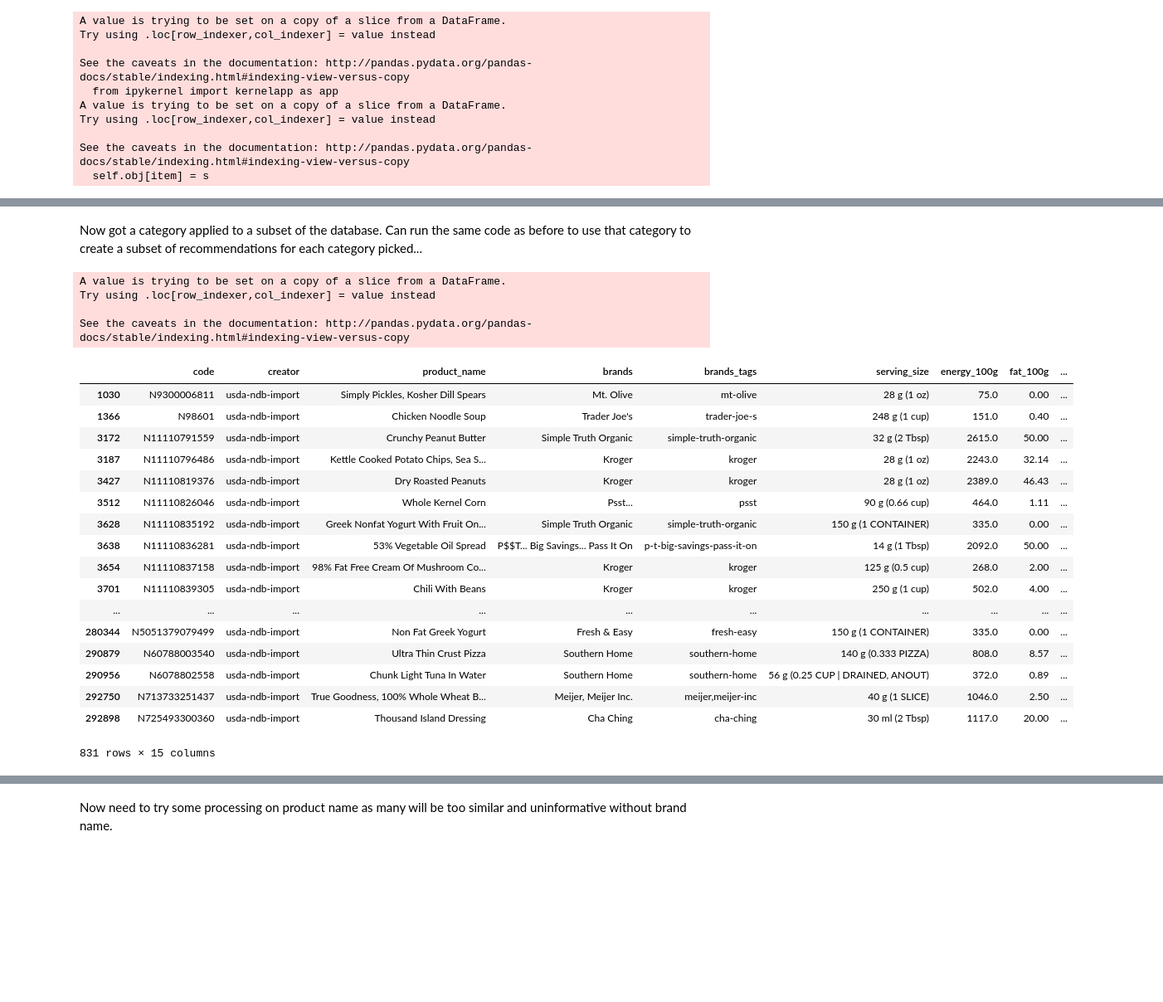
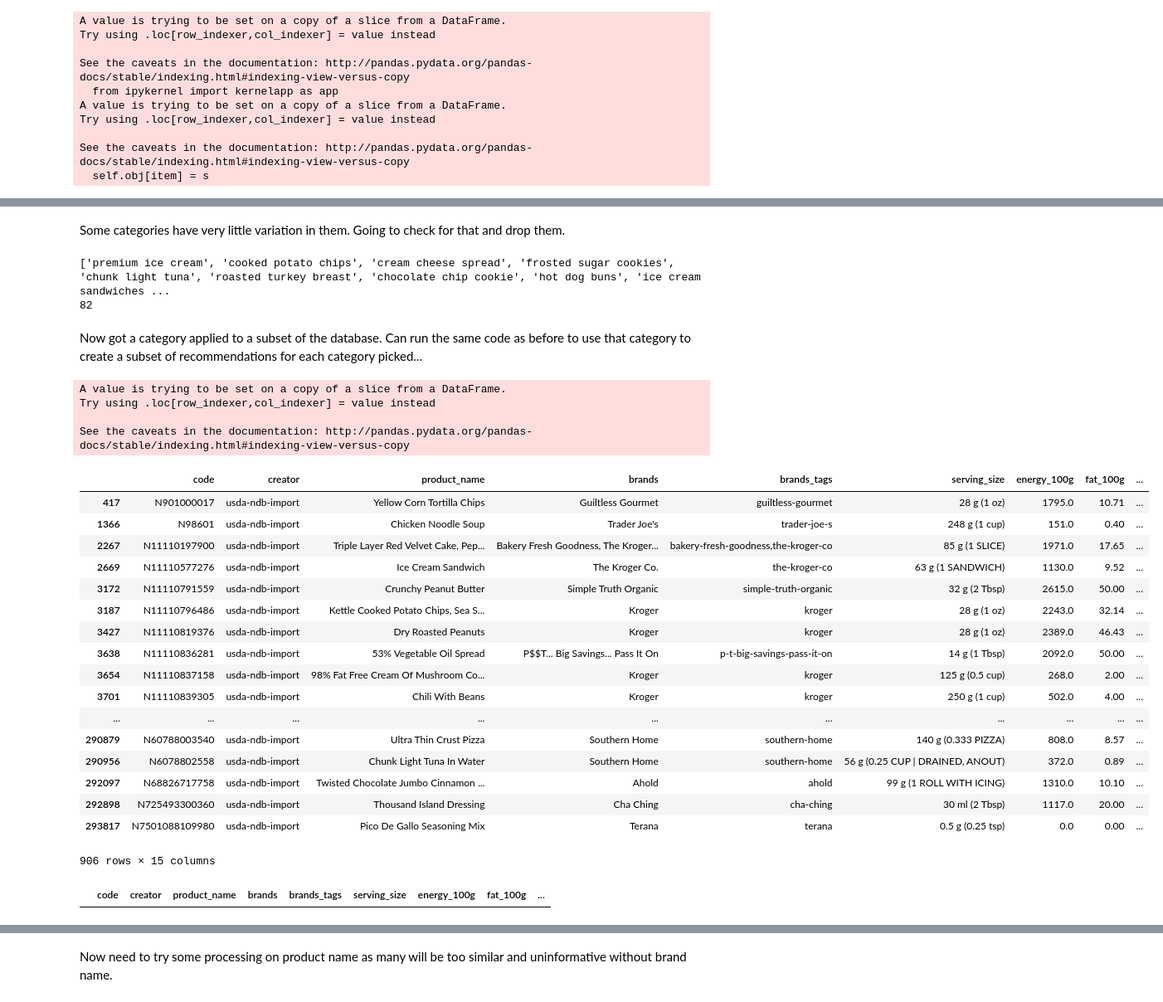
Before and after one commit to dorairajsanjay/w209finalproject, a Jupyter notebook: Getting_expanded_data.ipynb, the cells around one changed output, grey strips where cells are left out. Shown at 83% size. Saved outputs shown, nothing was run; the diff lists cells and outputs as text; code cells hidden in the pictures; blank space fills up the shorter version.

Commit message:
added even more data to a v2 file

```diff
--- a/Getting_expanded_data.ipynb
+++ b/Getting_expanded_data.ipynb
@@ -281,7 +281,7 @@ Going to write out the trigrams, do some hand coding of which ones we want to us
 # %%
 word_frame.to_csv(data_dir+"trigrams_uncoded.csv")
 # %%
-tri_w = pd.read_csv(data_dir+"trigrams_wanted.csv")
+tri_w = pd.read_csv(code_dir+"trigrams_wanted_v2.csv")
 # %%
 tri_w
 # %% [output]
@@ -382,3 +382,21 @@ df[df.demo_cat != "None"]
+# %% [markdown]
+Some categories have very little variation in them.  Going to check for that and drop them.
+# %%
+# loop over each trigram
+enough_variance = []
+
+for trigram in tri_w.word:
+
+    fat_var = df[df.demo_cat == trigram]["fat_100g"].var()
+
+    if fat_var > 2:
+        enough_variance.append(trigram)
+
+print(enough_variance)
+print(len(enough_variance))
+# %% [output]
+['premium ice cream', 'cooked potato chips', 'cream cheese spread', 'frosted sugar cookies', 'chunk light tuna', 'roasted turkey breast', 'chocolate chip cookie', 'hot dog buns', 'ice cream sandwiches ...
+82
 # %% [markdown]
 Now got a category applied to a subset of the database.  Can run the same code as before to use that category to create a subset of recommendations for each category picked...
 # %%
@@ -392,49 +410,54 @@ pick_percentiles = [0.1, 0.5, 0.9]
 
 demo_picks = []
 
-# loop over each trigram
-for cat in tri_w.word:
+# loop over each trigram that has enough variance in it
+
+for cat in enough_variance:
 
     # first get all the items containing the cat word
     catf = df[df["demo_cat"] == cat]
 
     # Identify what rank each product is in that category, for each main factor
     for p in pick_factors:
 
         catf[p + "_rank"] = catf[p].rank(method = "first")
 
         # Select products at chosen percentiles on each
 
         high = catf[p + "_rank"].max()
 
         pick_index = [max(1, round(n * high)) for n in pick_percentiles]
 
         # add codes for those products
         demo_picks.extend(catf[catf[p+"_rank"].isin(pick_index)].code)
 
 
 demo_df = df[df.code.isin(demo_picks)]
 demo_df
 # %% [output]
 A value is trying to be set on a copy of a slice from a DataFrame.
 Try using .loc[row_indexer,col_indexer] = value instead
 
 See the caveats in the documentation: http://pandas.pydata.org/pandas-docs/stable/indexing.html#indexing-view-versus-copy
 |  | code | creator | product_name | brands | brands_tags | serving_size | energy_100g | fat_100g | ... |
-| 1030 | N9300006811 | usda-ndb-import | Simply Pickles, Kosher Dill Spears | Mt. Olive | mt-olive | 28 g (1 oz) | 75.0 | 0.00 | ... |
+| 417 | N901000017 | usda-ndb-import | Yellow Corn Tortilla Chips | Guiltless Gourmet | guiltless-gourmet | 28 g (1 oz) | 1795.0 | 10.71 | ... |
 | 1366 | N98601 | usda-ndb-import | Chicken Noodle Soup | Trader Joe's | trader-joe-s | 248 g (1 cup) | 151.0 | 0.40 | ... |
+| 2267 | N11110197900 | usda-ndb-import | Triple Layer Red Velvet Cake, Pep... | Bakery Fresh Goodness, The Kroger... | bakery-fresh-goodness,the-kroger-co | 85 g (1 SLICE) | 1971.0 | 17.65 | ... |
+| 2669 | N11110577276 | usda-ndb-import | Ice Cream Sandwich | The Kroger Co. | the-kroger-co | 63 g (1 SANDWICH) | 1130.0 | 9.52 | ... |
 | 3172 | N11110791559 | usda-ndb-import | Crunchy Peanut Butter | Simple Truth Organic | simple-truth-organic | 32 g (2 Tbsp) | 2615.0 | 50.00 | ... |
 | 3187 | N11110796486 | usda-ndb-import | Kettle Cooked Potato Chips, Sea S... | Kroger | kroger | 28 g (1 oz) | 2243.0 | 32.14 | ... |
 | 3427 | N11110819376 | usda-ndb-import | Dry Roasted Peanuts | Kroger | kroger | 28 g (1 oz) | 2389.0 | 46.43 | ... |
-| 3512 | N11110826046 | usda-ndb-import | Whole Kernel Corn | Psst... | psst | 90 g (0.66 cup) | 464.0 | 1.11 | ... |
-| 3628 | N11110835192 | usda-ndb-import | Greek Nonfat Yogurt With Fruit On... | Simple Truth Organic | simple-truth-organic | 150 g (1 CONTAINER) | 335.0 | 0.00 | ... |
 | 3638 | N11110836281 | usda-ndb-import | 53% Vegetable Oil Spread | P$$T... Big Savings... Pass It On | p-t-big-savings-pass-it-on | 14 g (1 Tbsp) | 2092.0 | 50.00 | ... |
 | 3654 | N11110837158 | usda-ndb-import | 98% Fat Free Cream Of Mushroom Co... | Kroger | kroger | 125 g (0.5 cup) | 268.0 | 2.00 | ... |
 | 3701 | N11110839305 | usda-ndb-import | Chili With Beans | Kroger | kroger | 250 g (1 cup) | 502.0 | 4.00 | ... |
 | ... | ... | ... | ... | ... | ... | ... | ... | ... | ... |
-| 280344 | N5051379079499 | usda-ndb-import | Non Fat Greek Yogurt | Fresh & Easy | fresh-easy | 150 g (1 CONTAINER) | 335.0 | 0.00 | ... |
 | 290879 | N60788003540 | usda-ndb-import | Ultra Thin Crust Pizza | Southern Home | southern-home | 140 g (0.333 PIZZA) | 808.0 | 8.57 | ... |
 | 290956 | N6078802558 | usda-ndb-import | Chunk Light Tuna In Water | Southern Home | southern-home | 56 g (0.25 CUP | DRAINED, ANOUT) | 372.0 | 0.89 | ... |
-| 292750 | N713733251437 | usda-ndb-import | True Goodness, 100% Whole Wheat B... | Meijer, Meijer Inc. | meijer,meijer-inc | 40 g (1 SLICE) | 1046.0 | 2.50 | ... |
+| 292097 | N68826717758 | usda-ndb-import | Twisted Chocolate Jumbo Cinnamon ... | Ahold | ahold | 99 g (1 ROLL WITH ICING) | 1310.0 | 10.10 | ... |
 | 292898 | N725493300360 | usda-ndb-import | Thousand Island Dressing | Cha Ching | cha-ching | 30 ml (2 Tbsp) | 1117.0 | 20.00 | ... |
+| 293817 | N7501088109980 | usda-ndb-import | Pico De Gallo Seasoning Mix | Terana | terana | 0.5 g (0.25 tsp) | 0.0 | 0.00 | ... |
-831 rows × 15 columns
+906 rows × 15 columns
+# %%
+demo_df[demo_df.demo_cat == "pasta enriched macaroni"]
+# %% [output]
+|  | code | creator | product_name | brands | brands_tags | serving_size | energy_100g | fat_100g | ... |
```
Also changed, not shown: parts of 8 cells of this notebook, 2 other files.
